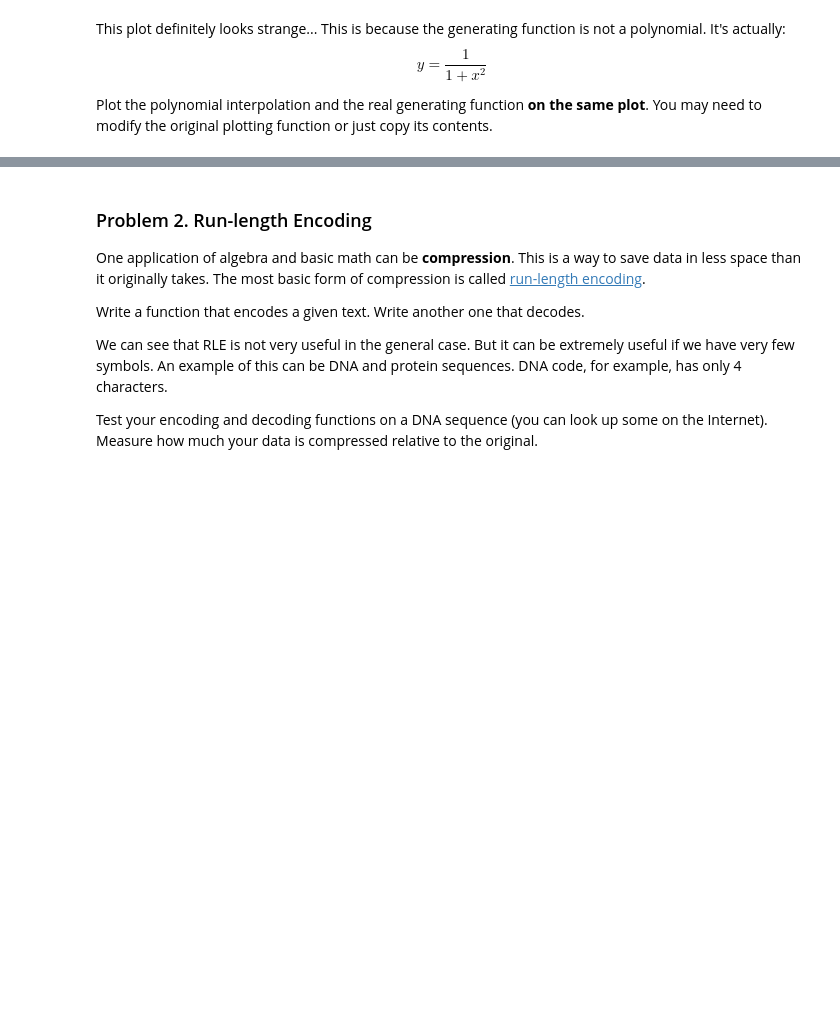
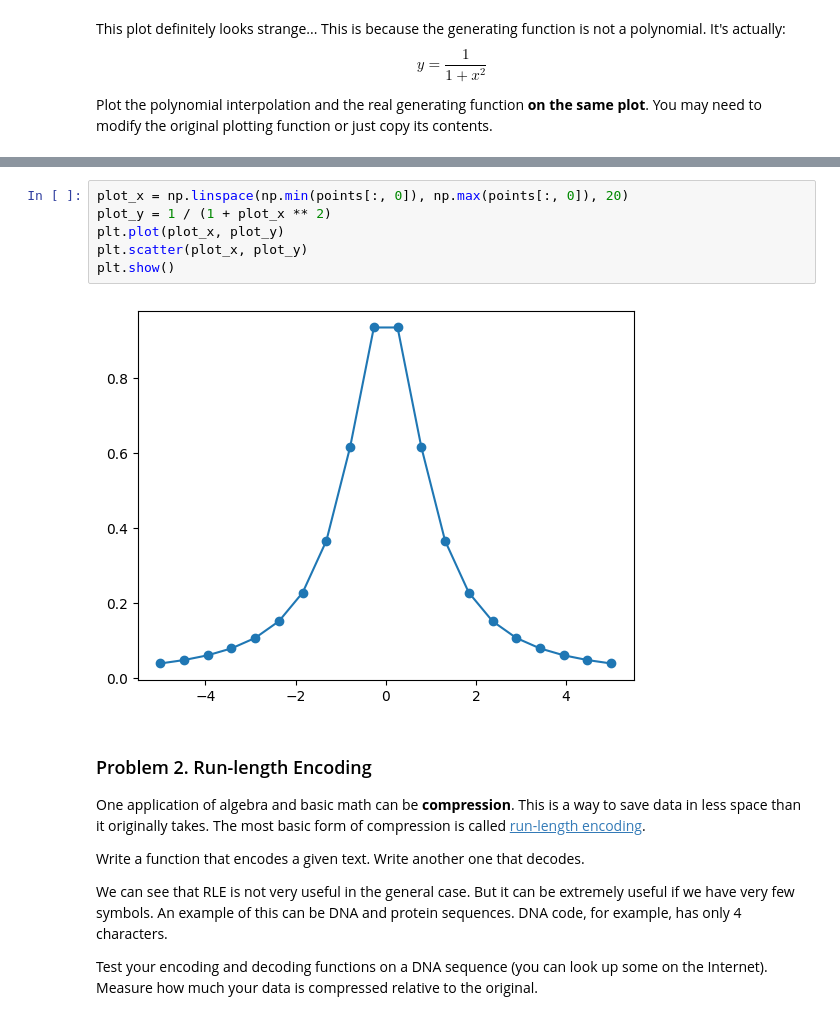
Before and after one commit to plamensve/Math-concepts-for-Developers---2026, a Jupyter notebook: 02_linear_algebra/plamen_svetoslavov/exercise/Linear-Algebra-Exercise.ipynb, the cells around one changed output, grey strips where cells are left out. Saved outputs shown, nothing was run; the diff lists cells and outputs as text; blank space fills up the shorter version.

```diff
--- a/02_linear_algebra/plamen_svetoslavov/exercise/Linear-Algebra-Exercise.ipynb
+++ b/02_linear_algebra/plamen_svetoslavov/exercise/Linear-Algebra-Exercise.ipynb
@@ -167,3 +224,11 @@ Plot the polynomial interpolation and the real generating function **on the same
+# %%
+plot_x = np.linspace(np.min(points[:, 0]), np.max(points[:, 0]), 20)
+plot_y = 1 / (1 + plot_x ** 2)
+plt.plot(plot_x, plot_y)
+plt.scatter(plot_x, plot_y)
+plt.show()
+# %% [output]
+[figure, added]
 # %% [markdown]
 ### Problem 2. Run-length Encoding
 One application of algebra and basic math can be **compression**. This is a way to save data in less space than it originally takes. The most basic form of compression is called [run-length encoding](https://en.wikipedia.org/wiki/Run-length_encoding).
```
Also changed, not shown: parts of 27 cells of this notebook, 1 other file.
